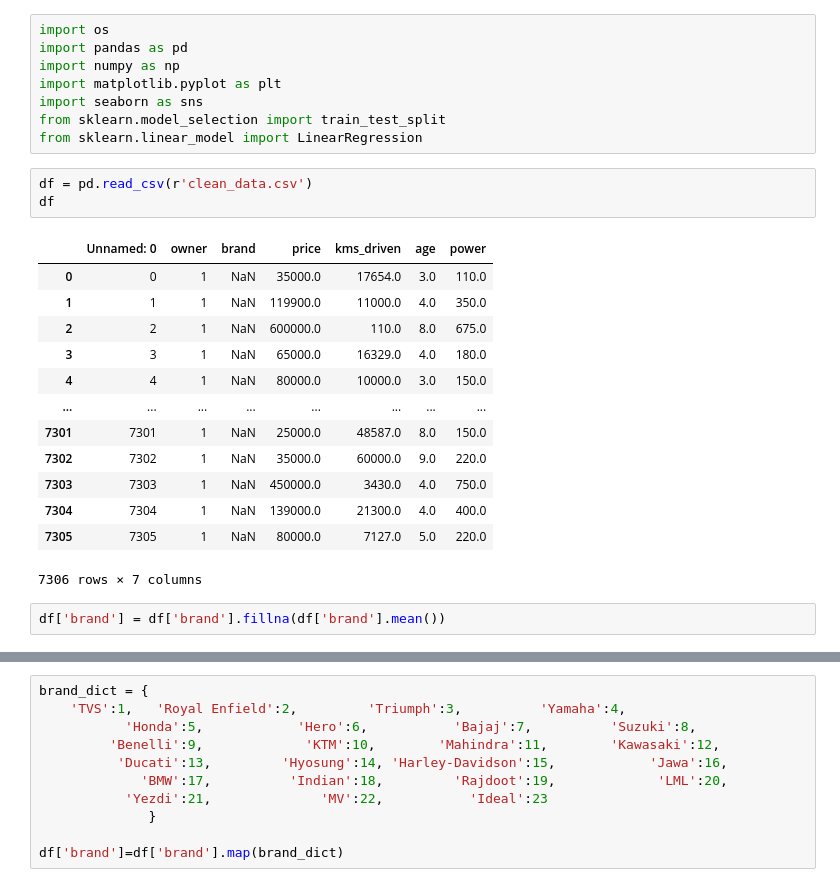
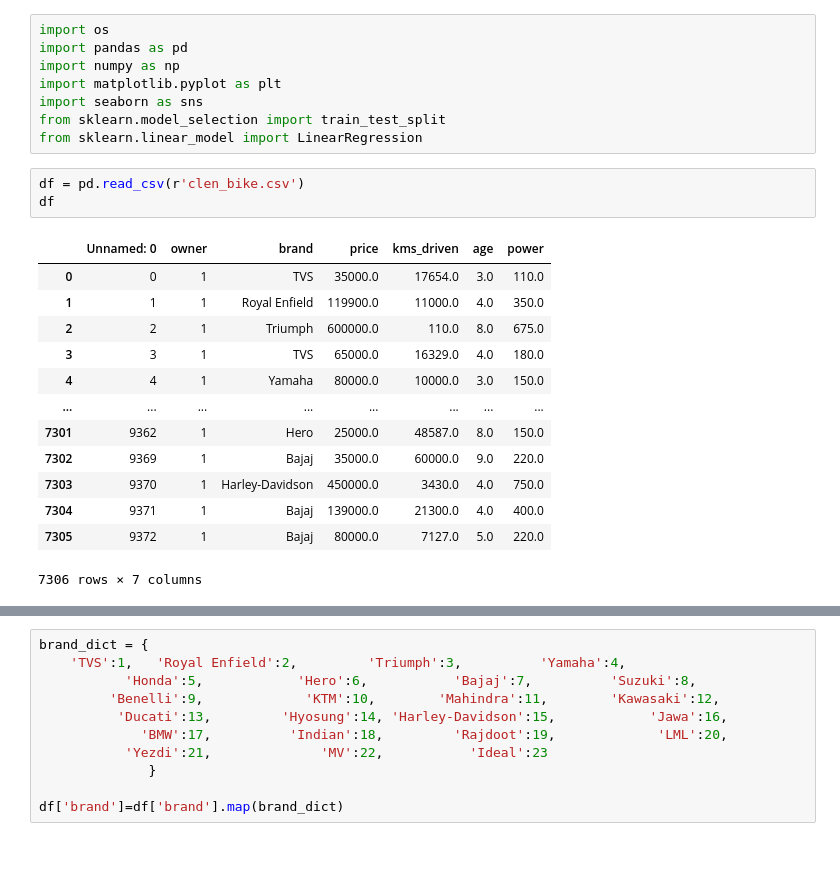
Before and after one commit to Ankush-bi/Training_of_Datascince, a Jupyter notebook: Project/Bike_prediction/Data/claen.ipynb, the cells around one changed output, grey strips where cells are left out. Saved outputs shown, nothing was run; the diff lists cells and outputs as text; blank space fills up the shorter version.

```diff
--- a/Project/Bike_prediction/Data/claen.ipynb
+++ b/Project/Bike_prediction/Data/claen.ipynb
@@ -7,21 +7,19 @@ import seaborn as sns
 from sklearn.model_selection import train_test_split
 from sklearn.linear_model import LinearRegression
 # %%
-df = pd.read_csv(r'clean_data.csv')
+df = pd.read_csv(r'clen_bike.csv')
 df
 # %% [output]
 |  | Unnamed: 0 | owner | brand | price | kms_driven | age | power |
-| 0 | 0 | 1 | NaN | 35000.0 | 17654.0 | 3.0 | 110.0 |
-| 1 | 1 | 1 | NaN | 119900.0 | 11000.0 | 4.0 | 350.0 |
-| 2 | 2 | 1 | NaN | 600000.0 | 110.0 | 8.0 | 675.0 |
-| 3 | 3 | 1 | NaN | 65000.0 | 16329.0 | 4.0 | 180.0 |
-| 4 | 4 | 1 | NaN | 80000.0 | 10000.0 | 3.0 | 150.0 |
+| 0 | 0 | 1 | TVS | 35000.0 | 17654.0 | 3.0 | 110.0 |
+| 1 | 1 | 1 | Royal Enfield | 119900.0 | 11000.0 | 4.0 | 350.0 |
+| 2 | 2 | 1 | Triumph | 600000.0 | 110.0 | 8.0 | 675.0 |
+| 3 | 3 | 1 | TVS | 65000.0 | 16329.0 | 4.0 | 180.0 |
+| 4 | 4 | 1 | Yamaha | 80000.0 | 10000.0 | 3.0 | 150.0 |
 | ... | ... | ... | ... | ... | ... | ... | ... |
-| 7301 | 7301 | 1 | NaN | 25000.0 | 48587.0 | 8.0 | 150.0 |
-| 7302 | 7302 | 1 | NaN | 35000.0 | 60000.0 | 9.0 | 220.0 |
-| 7303 | 7303 | 1 | NaN | 450000.0 | 3430.0 | 4.0 | 750.0 |
-| 7304 | 7304 | 1 | NaN | 139000.0 | 21300.0 | 4.0 | 400.0 |
-| 7305 | 7305 | 1 | NaN | 80000.0 | 7127.0 | 5.0 | 220.0 |
+| 7301 | 9362 | 1 | Hero | 25000.0 | 48587.0 | 8.0 | 150.0 |
+| 7302 | 9369 | 1 | Bajaj | 35000.0 | 60000.0 | 9.0 | 220.0 |
+| 7303 | 9370 | 1 | Harley-Davidson | 450000.0 | 3430.0 | 4.0 | 750.0 |
+| 7304 | 9371 | 1 | Bajaj | 139000.0 | 21300.0 | 4.0 | 400.0 |
+| 7305 | 9372 | 1 | Bajaj | 80000.0 | 7127.0 | 5.0 | 220.0 |
 7306 rows × 7 columns
-# %%
-df['brand'] = df['brand'].fillna(df['brand'].mean())
```
Also changed, not shown: parts of 45 cells of this notebook, 8 other files.
